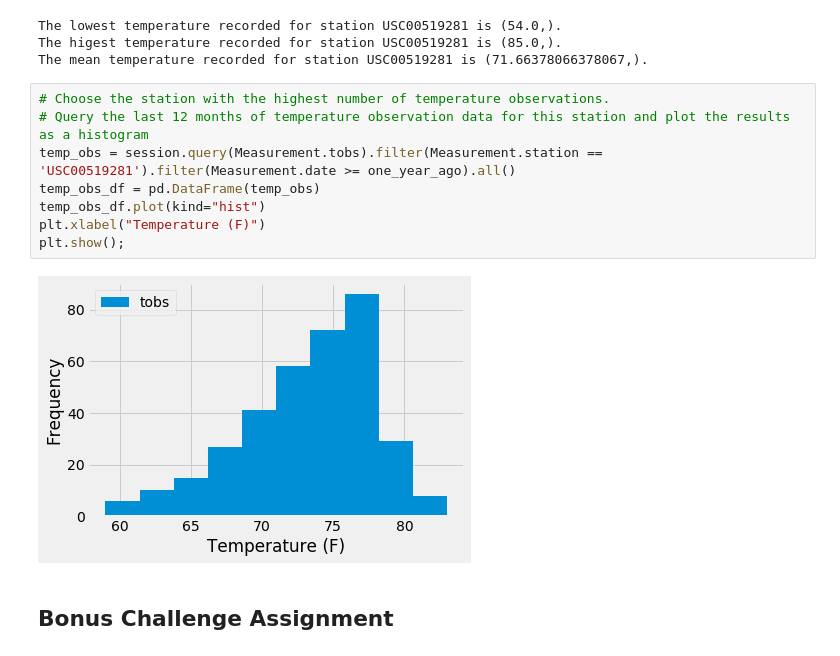
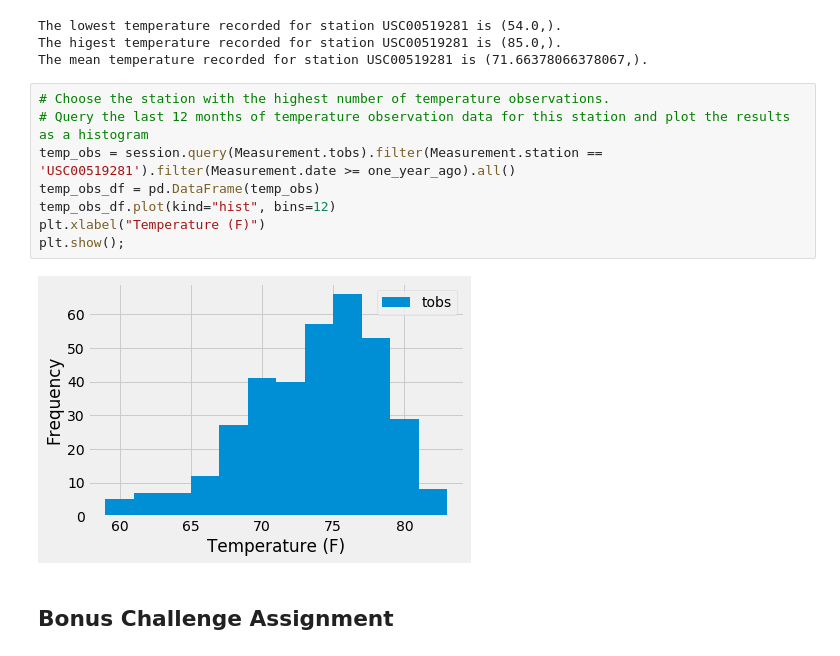
Before and after one commit to sjricketts/sqlalchemy-challenge, a Jupyter notebook: climate.ipynb, the cells around one changed output. Saved outputs shown, nothing was run; the diff lists cells and outputs as text.

Commit message:
Change bins for histogram.

```diff
--- a/climate.ipynb
+++ b/climate.ipynb
@@ -143,13 +143,13 @@ The mean temperature recorded for station USC00519281 is (71.66378066378067,).
 # %%
 # Choose the station with the highest number of temperature observations.
 # Query the last 12 months of temperature observation data for this station and plot the results as a histogram
 temp_obs = session.query(Measurement.tobs).filter(Measurement.station == 'USC00519281').filter(Measurement.date >= one_year_ago).all()
 temp_obs_df = pd.DataFrame(temp_obs)
-temp_obs_df.plot(kind="hist")
+temp_obs_df.plot(kind="hist", bins=12)
 plt.xlabel("Temperature (F)")
 plt.show();
 # %% [output]
-[figure, old version]
+[figure, new version]
 # %% [markdown]
 ## Bonus Challenge Assignment
 # %%
```
Also changed, not shown: parts of 1 cell of this notebook.
